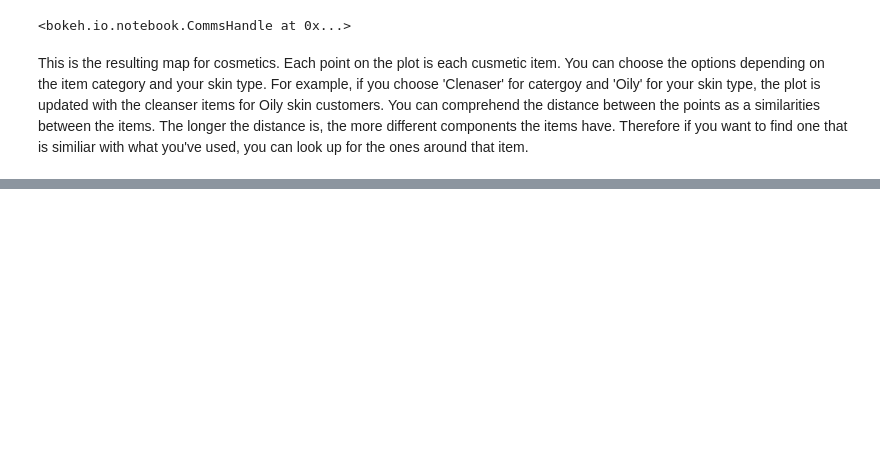
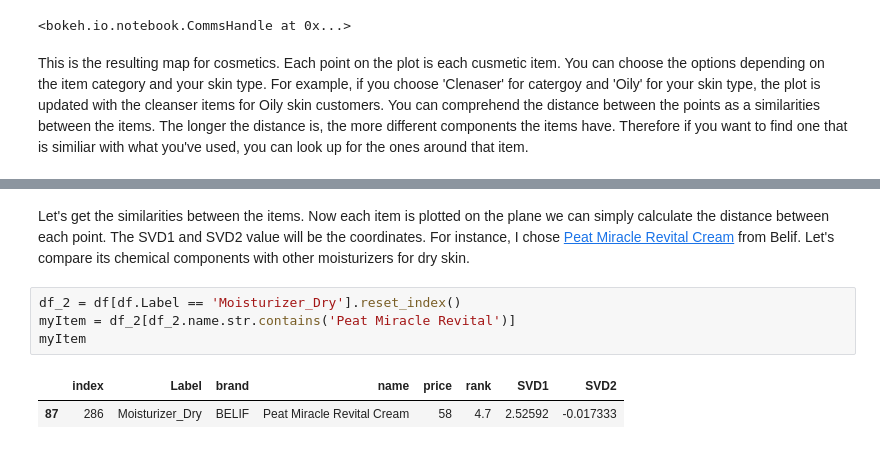
Before and after one commit to jjone36/Cosmetic, a Jupyter notebook: cosmtic_map.ipynb, the cells around one changed output, grey strips where cells are left out. Drawn from its saved outputs; the diff is of its cells as text; blank space fills up the shorter version.

```diff
--- a/cosmtic_map.ipynb
+++ b/cosmtic_map.ipynb
@@ -134,0 +126,9 @@ show(widgetbox(text_input, t))
+# %% [markdown]
+Let's get the similarities between the items. Now each item is plotted on the plane we can simply calculate the distance between each point. The SVD1 and SVD2 value will be the coordinates. For instance, I chose [Peat Miracle Revital Cream](https://www.sephora.com/product/peat-miracle-revital-cream-P412440) from Belif. Let's compare its chemical components with other moisturizers for dry skin.
+# %%
+df_2 = df[df.Label == 'Moisturizer_Dry'].reset_index()
+myItem = df_2[df_2.name.str.contains('Peat Miracle Revital')]
+myItem
+# %% [output]
+|  | index | Label | brand | name | price | rank | SVD1 | SVD2 |
+| 87 | 286 | Moisturizer_Dry | BELIF | Peat Miracle Revital Cream | 58 | 4.7 | 2.52592 | -0.017333 |
```
Also changed, not shown: parts of 9 cells of this notebook, 2 other files.
